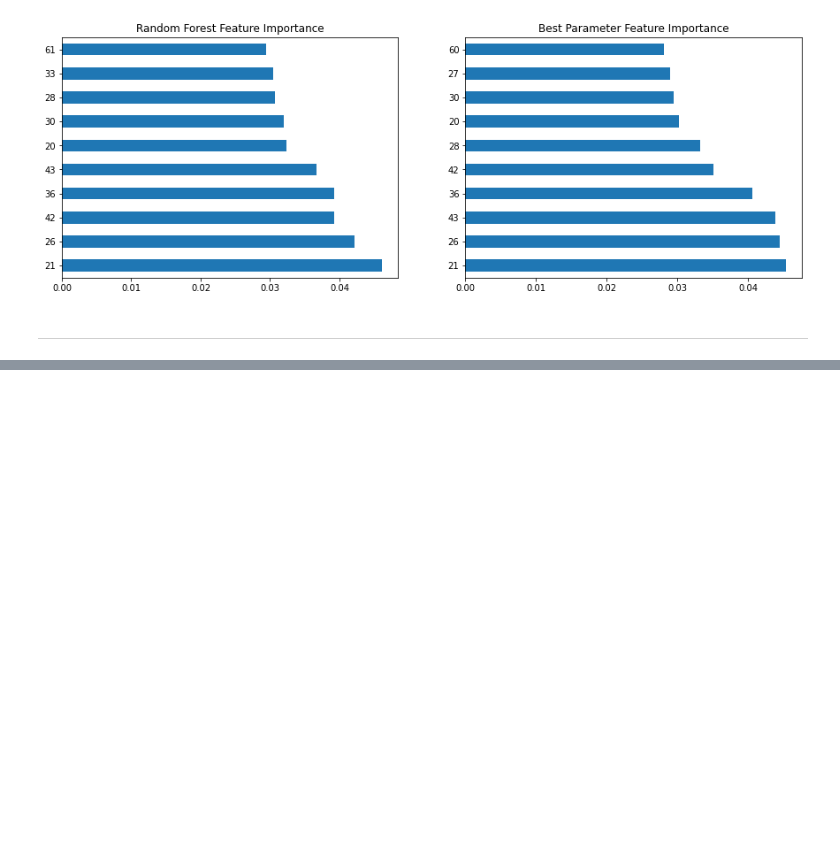
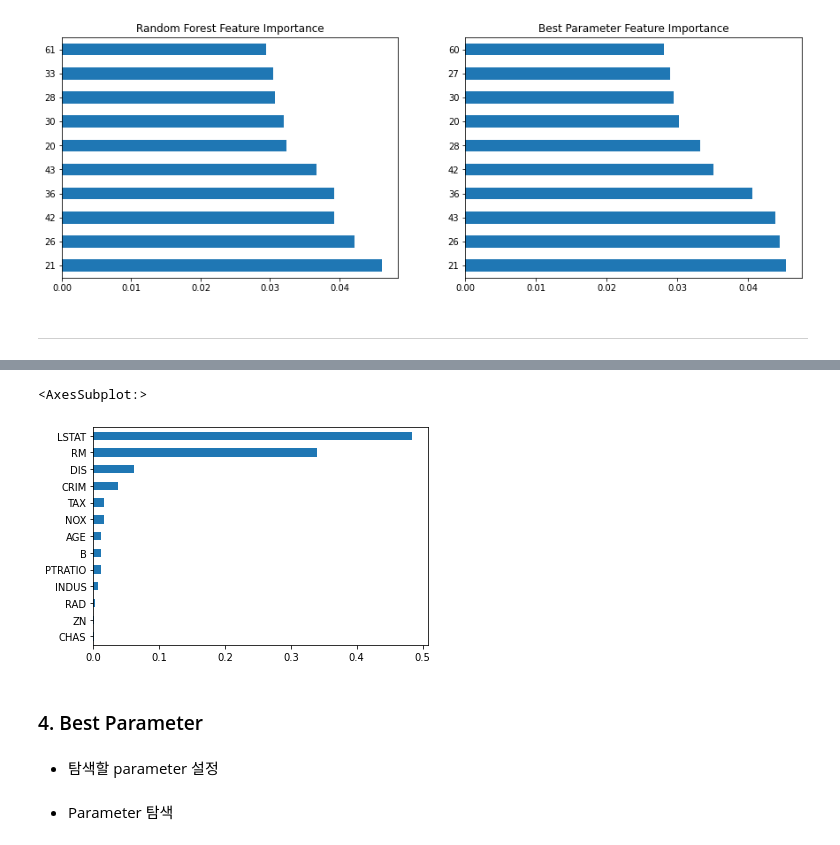
Before and after one commit to Junuux/Python_ML, a Jupyter notebook: Machine_Learning/Random_Forest.ipynb, the cells around one changed output, grey strips where cells are left out. Cells and saved outputs as stored; diff of their text form; code cells hidden in the pictures; blank space fills up the shorter version.

```diff
--- a/Machine_Learning/Random_Forest.ipynb
+++ b/Machine_Learning/Random_Forest.ipynb
@@ -311,0 +440,3 @@ best_feature_importance.head(10).plot(kind="barh", ax=axes[1], title="Best Param
+# %%
+feature_importance = pd.Series(rf_regressor.feature_importances_, index=housing["feature_names"])
+feature_importance.sort_values(ascending=True)
@@ -311,0 +458,7 @@ best_feature_importance.head(10).plot(kind="barh", ax=axes[1], title="Best Param
+# %%
+feature_importance.sort_values(ascending=True).plot(kind="barh")
+# %% [output]
+<AxesSubplot:>
+[figure, added]
+# %% [markdown]
+### 4. Best Parameter
@@ -311,0 +470,2 @@ best_feature_importance.head(10).plot(kind="barh", ax=axes[1], title="Best Param
+# %% [markdown]
+* 탐색할 parameter 설정
@@ -311,0 +478,2 @@ best_feature_importance.head(10).plot(kind="barh", ax=axes[1], title="Best Param
+# %% [markdown]
+* Parameter 탐색
```
Also changed, not shown: parts of 37 cells of this notebook, 3 other files.
